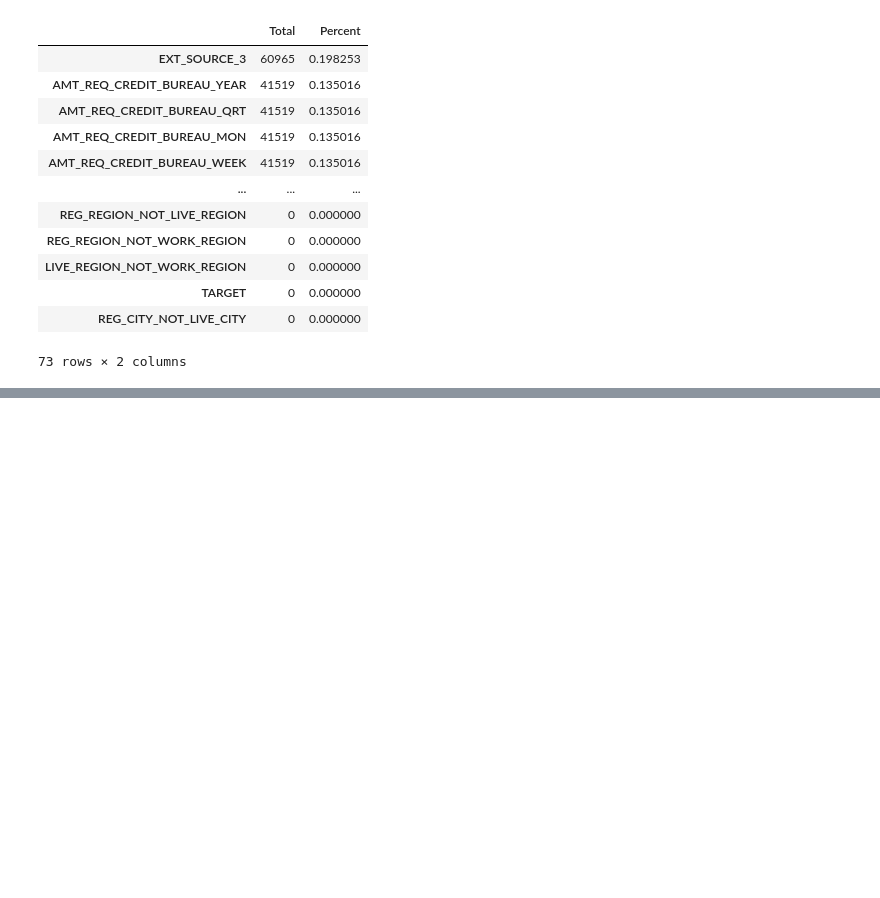
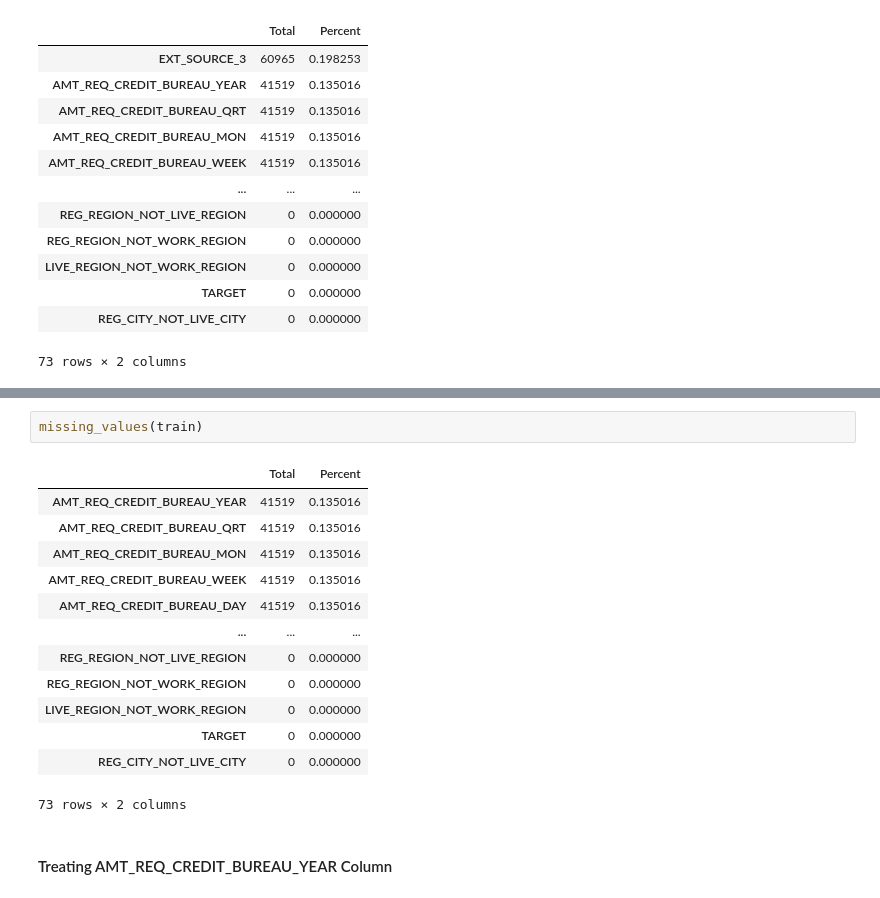
Before and after one commit to Saifansari-ai/Credit_risk_modeling, a Jupyter notebook: data_preprocessing.ipynb, the cells around one changed output, grey strips where cells are left out. Saved outputs shown, nothing was run; the diff lists cells and outputs as text; blank space fills up the shorter version.

```diff
--- a/data_preprocessing.ipynb
+++ b/data_preprocessing.ipynb
@@ -435,0 +491,18 @@ missing_values(train)
+# %%
+missing_values(train)
+# %% [output]
+|  | Total | Percent |
+| AMT_REQ_CREDIT_BUREAU_YEAR | 41519 | 0.135016 |
+| AMT_REQ_CREDIT_BUREAU_QRT | 41519 | 0.135016 |
+| AMT_REQ_CREDIT_BUREAU_MON | 41519 | 0.135016 |
+| AMT_REQ_CREDIT_BUREAU_WEEK | 41519 | 0.135016 |
+| AMT_REQ_CREDIT_BUREAU_DAY | 41519 | 0.135016 |
+| ... | ... | ... |
+| REG_REGION_NOT_LIVE_REGION | 0 | 0.000000 |
+| REG_REGION_NOT_WORK_REGION | 0 | 0.000000 |
+| LIVE_REGION_NOT_WORK_REGION | 0 | 0.000000 |
+| TARGET | 0 | 0.000000 |
+| REG_CITY_NOT_LIVE_CITY | 0 | 0.000000 |
+73 rows × 2 columns
+# %% [markdown]
+#### Treating AMT_REQ_CREDIT_BUREAU_YEAR Column
```
Also changed, not shown: parts of 48 cells of this notebook.
